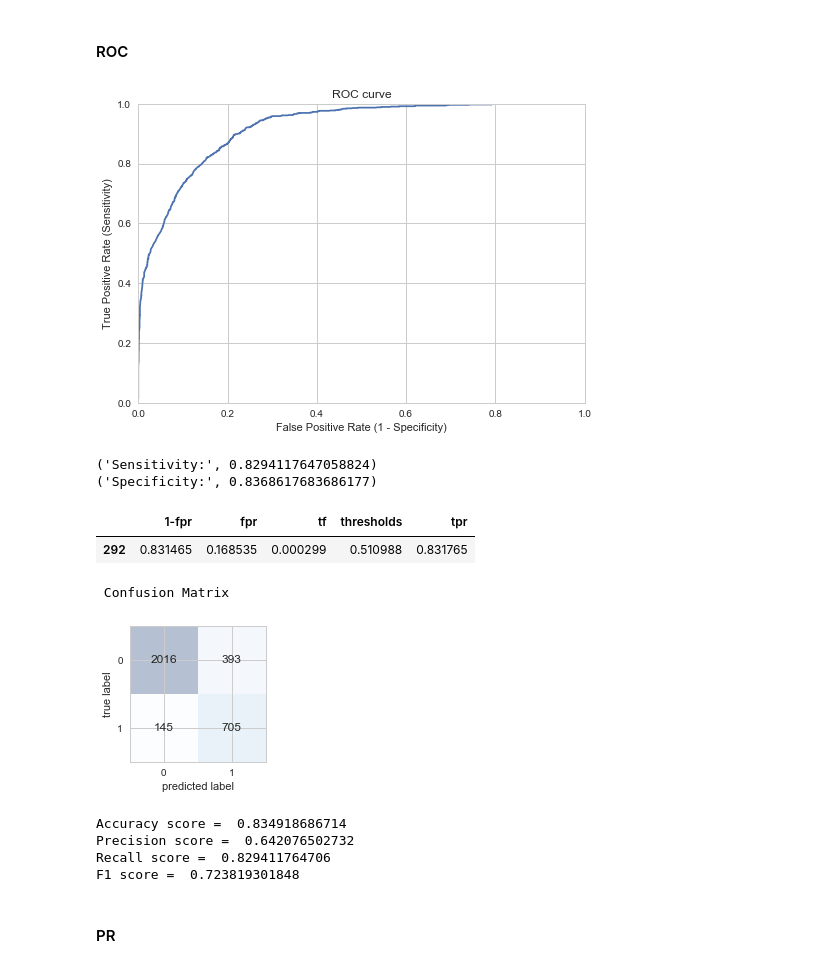
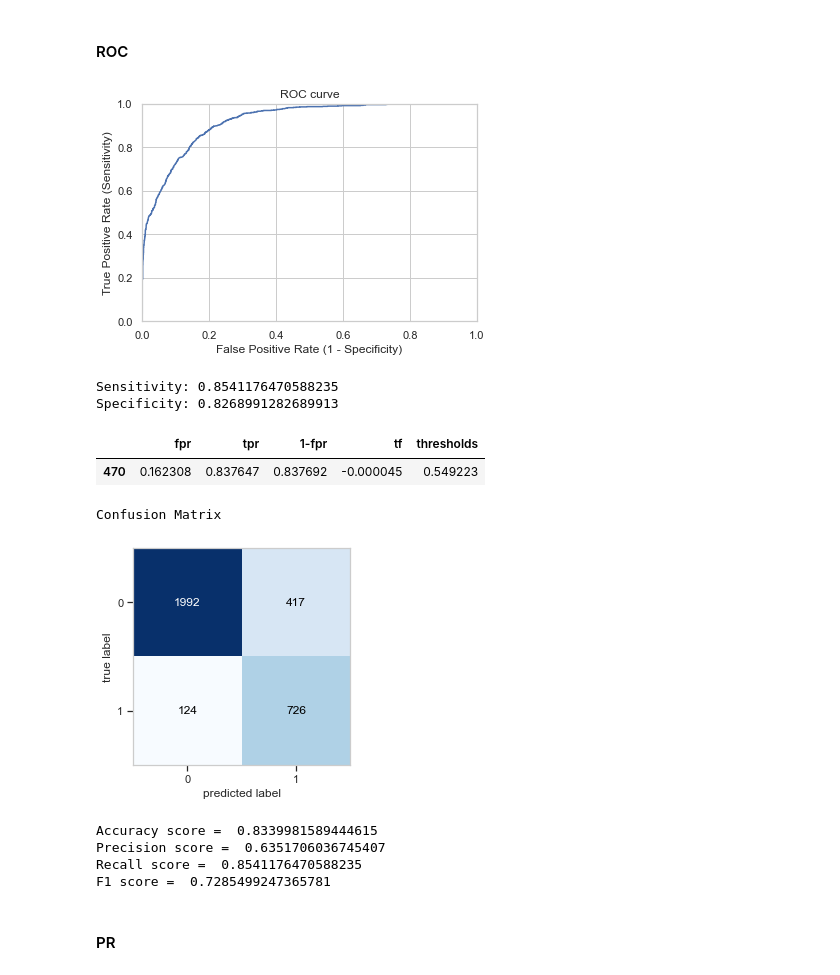
Before and after one commit to prat07/Tutorials, a Jupyter notebook: 8_Classification.ipynb, the cells around one changed output. Saved outputs shown, nothing was run; the diff lists cells and outputs as text; code cells hidden in the pictures.

```diff
--- a/8_Classification.ipynb
+++ b/8_Classification.ipynb
@@ -23,7 +23,7 @@ converted: this is our label. 1 means they converted within the session, 0 means
 # %% [markdown]
 ### Load Data
 # %%
-df = pd.read_csv('conversion_data.csv')
+df = pd.read_csv('dataset/conversion_data.csv')
 df.head()
 # %% [output]
 |  | country | age | new_user | source | total_pages_visited | converted |
@@ -384,8 +380,8 @@ y_train.value_counts()
 Name: converted, dtype: int64
 # %%
 from imblearn.over_sampling import SMOTE
-sm = SMOTE(random_state=12, ratio = 1.0)
-X_train_sm, y_train_sm = sm.fit_sample(X_train, y_train)
+sm = SMOTE(random_state=12)
+X_train_sm, y_train_sm = sm.fit_resample(X_train, y_train)
 # %%
 np.unique(y_train_sm, return_counts=True)
 # %% [output]
@@ -793,7 +774,7 @@ plt.xlabel('False Positive Rate (1 - Specificity)')
 plt.ylabel('True Positive Rate (Sensitivity)')
 plt.grid(True)
 # %% [output]
-[figure, old version]
+[figure, new version]
 # %%
 # define a function that accepts a threshold and prints sensitivity and specificity
 def evaluate_roc_threshold(threshold):
@@ -803,8 +784,8 @@ def evaluate_roc_threshold(threshold):
 # Aim is to maximize both sensitivity and specificity
 evaluate_roc_threshold(0.5224)
 # %% [output]
-('Sensitivity:', 0.8294117647058824)
-('Specificity:', 0.8368617683686177)
+Sensitivity: 0.8541176470588235
+Specificity: 0.8268991282689913
 # %%
 # Find optimal cut off point
 # The optimal cut off would be where tpr is high and fpr is low
@@ -814,8 +795,8 @@ i = np.arange(len(tpr)) # index for df
 roc = pd.DataFrame({'fpr' : pd.Series(fpr, index=i),'tpr' : pd.Series(tpr, index = i), '1-fpr' : pd.Series(1-fpr, index = i), 'tf' : pd.Series(tpr - (1-fpr), index = i), 'thresholds' : pd.Series(thresholds, index = i)})
 roc.loc[(roc.tf-0).abs().argsort()[:1]]
 # %% [output]
-|  | 1-fpr | fpr | tf | thresholds | tpr |
-| 292 | 0.831465 | 0.168535 | 0.000299 | 0.510988 | 0.831765 |
+|  | fpr | tpr | 1-fpr | tf | thresholds |
+| 470 | 0.162308 | 0.837647 | 0.837692 | -0.000045 | 0.549223 |
 # %%
 # Classifier performance on the new threshold
 
@@ -824,10 +805,10 @@ y_pred_prob = [gb.predict_proba(X_test)[:,1]]
 from sklearn.preprocessing import binarize
 # it will return 1 for all values above optimum threshold and 0 otherwise
 # results are 2D so we slice out the first column
-y_pred_class = binarize(y_pred_prob, 0.5222)[0]
+y_pred_class = binarize(y_pred_prob, threshold = 0.5222)[0]
 
 # Print confusion matrix
-print "Confusion Matrix"
+print("Confusion Matrix")
 from mlxtend.evaluate import confusion_matrix
 from mlxtend.plotting import plot_confusion_matrix
 import matplotlib.pyplot as plt
@@ -840,8 +821,8 @@ plt.show()
 
 # Print Classification metrics
 from sklearn.metrics import accuracy_score, precision_score, recall_score, f1_score
-print "Accuracy score = ", accuracy_score(y_test, y_pred_class)
-print "Precision score = ", precision_score(y_test, y_pred_class)
-print "Recall score = ", recall_score(y_test, y_pred_class)
-print "F1 score = ", f1_score(y_test, y_pred_class)
+print("Accuracy score = ", accuracy_score(y_test, y_pred_class))
+print("Precision score = ", precision_score(y_test, y_pred_class))
+print("Recall score = ", recall_score(y_test, y_pred_class))
+print("F1 score = ", f1_score(y_test, y_pred_class))
 # %% [output]
@@ -849,8 +830,8 @@ print "F1 score = ", f1_score(y_test, y_pred_class)
-[figure, old version]
+[figure, new version]
-Accuracy score =  0.834918686714
-Precision score =  0.642076502732
-Recall score =  0.829411764706
-F1 score =  0.723819301848
+Accuracy score =  0.8339981589444615
+Precision score =  0.6351706036745407
+Recall score =  0.8541176470588235
+F1 score =  0.7285499247365781
 # %% [markdown]
 #### PR
 # %%
```
Also changed, not shown: parts of 24 cells of this notebook.
